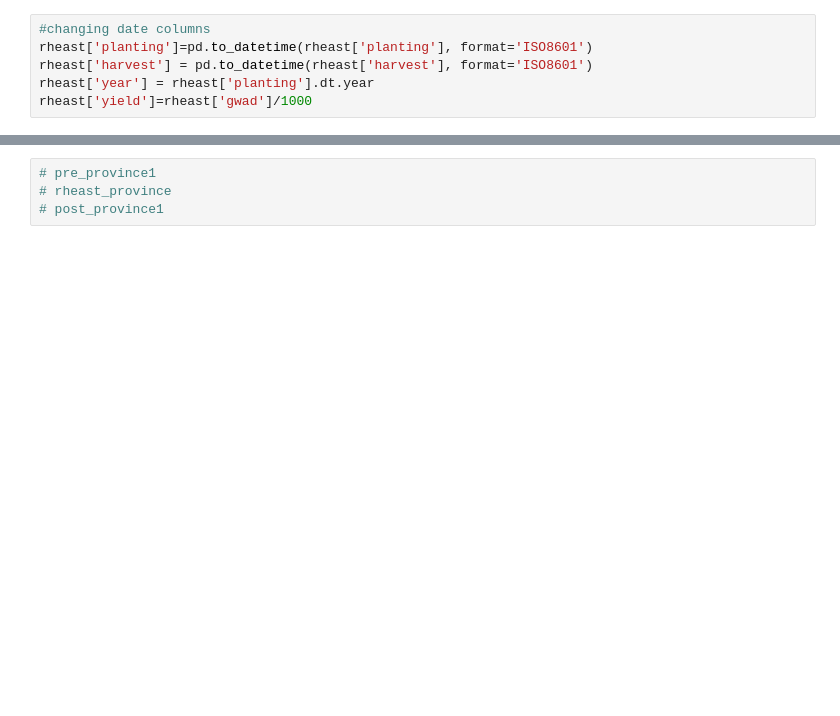
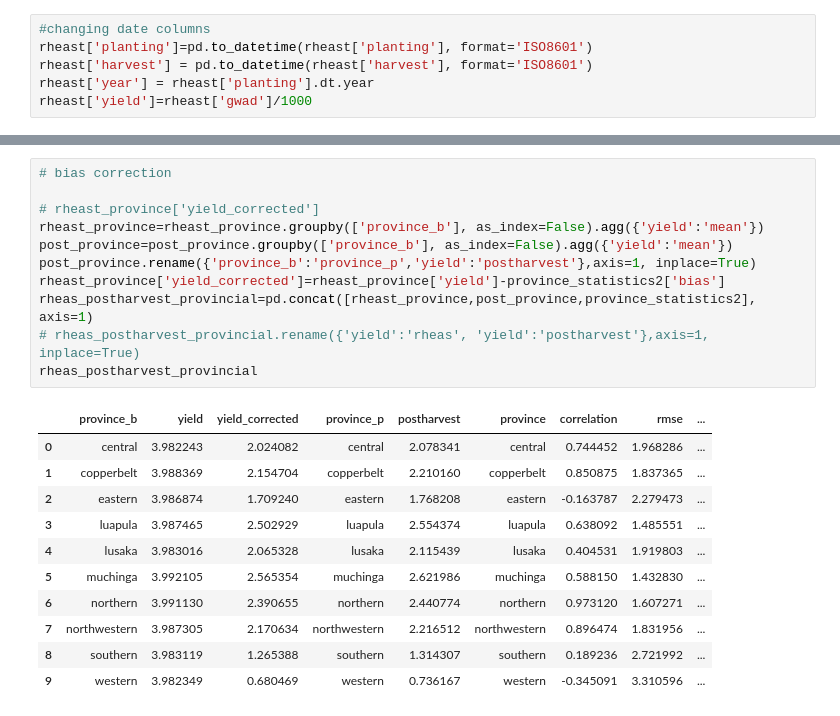
Before and after one commit to franklineronoh/crop-modeling, a Jupyter notebook: zambia/bias_correction_zmb.ipynb, the cells around one changed output, grey strips where cells are left out. Drawn from its saved outputs; the diff is of its cells as text; blank space fills up the shorter version.

```diff
--- a/zambia/bias_correction_zmb.ipynb
+++ b/zambia/bias_correction_zmb.ipynb
@@ -239,4 +270,23 @@ province_statistics2
-# %%
-# pre_province1
-# rheast_province
-# post_province1
+# %%
+# bias correction
+
+# rheast_province['yield_corrected']
+rheast_province=rheast_province.groupby(['province_b'], as_index=False).agg({'yield':'mean'})
+post_province=post_province.groupby(['province_b'], as_index=False).agg({'yield':'mean'})
+post_province.rename({'province_b':'province_p','yield':'postharvest'},axis=1, inplace=True)
+rheast_province['yield_corrected']=rheast_province['yield']-province_statistics2['bias']
+rheas_postharvest_provincial=pd.concat([rheast_province,post_province,province_statistics2], axis=1)
+# rheas_postharvest_provincial.rename({'yield':'rheas', 'yield':'postharvest'},axis=1, inplace=True)
+rheas_postharvest_provincial
+# %% [output]
+|  | province_b | yield | yield_corrected | province_p | postharvest | province | correlation | rmse | ... |
+| 0 | central | 3.982243 | 2.024082 | central | 2.078341 | central | 0.744452 | 1.968286 | ... |
+| 1 | copperbelt | 3.988369 | 2.154704 | copperbelt | 2.210160 | copperbelt | 0.850875 | 1.837365 | ... |
+| 2 | eastern | 3.986874 | 1.709240 | eastern | 1.768208 | eastern | -0.163787 | 2.279473 | ... |
+| 3 | luapula | 3.987465 | 2.502929 | luapula | 2.554374 | luapula | 0.638092 | 1.485551 | ... |
+| 4 | lusaka | 3.983016 | 2.065328 | lusaka | 2.115439 | lusaka | 0.404531 | 1.919803 | ... |
+| 5 | muchinga | 3.992105 | 2.565354 | muchinga | 2.621986 | muchinga | 0.588150 | 1.432830 | ... |
+| 6 | northern | 3.991130 | 2.390655 | northern | 2.440774 | northern | 0.973120 | 1.607271 | ... |
+| 7 | northwestern | 3.987305 | 2.170634 | northwestern | 2.216512 | northwestern | 0.896474 | 1.831956 | ... |
+| 8 | southern | 3.983119 | 1.265388 | southern | 1.314307 | southern | 0.189236 | 2.721992 | ... |
+| 9 | western | 3.982349 | 0.680469 | western | 0.736167 | western | -0.345091 | 3.310596 | ... |
```
Also changed, not shown: parts of 8 cells of this notebook, 5 other files.
